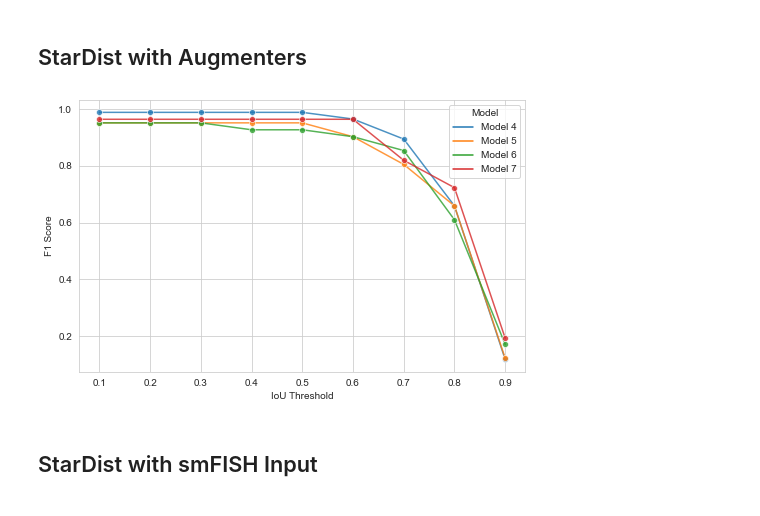
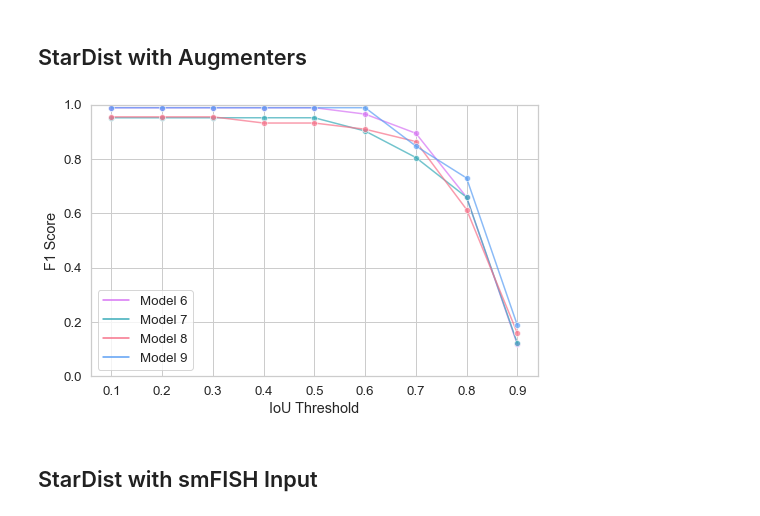
Before and after one commit to annajiwons/merfish-segmentation, a Jupyter notebook: figures/f1plots.ipynb, the cells around one changed output. Saved outputs shown, nothing was run; the diff lists cells and outputs as text; code cells hidden in the pictures.

```diff
--- a/figures/f1plots.ipynb
+++ b/figures/f1plots.ipynb
@@ -51,10 +83,11 @@ gen_f1_plot(csv_names, model_names)
 # %% [markdown]
 ## StarDist with Augmenters
-# %%
-csv_names = ['stardist', 'aug_fliprot', 'aug_intensity', 'aug_noise']
-model_names = ['Model 4', 'Model 5', 'Model 6', 'Model 7']
-gen_f1_plot(csv_names, model_names)
-# %% [output]
-[figure, removed]
+# %%
+with sns.color_palette(custom_palette[8:]):
+    csv_names = ['default_thresh/model6', 'default_thresh/model7', 'default_thresh/model8', 'default_thresh/model9']
+    model_names = ['Model 6', 'Model 7', 'Model 8', 'Model 9']
+    gen_f1_plot(csv_names, model_names)
+# %% [output]
+[figure, added]
 # %% [markdown]
 ## StarDist with smFISH Input
```
Also changed, not shown: parts of 17 cells of this notebook, 28 other files.
